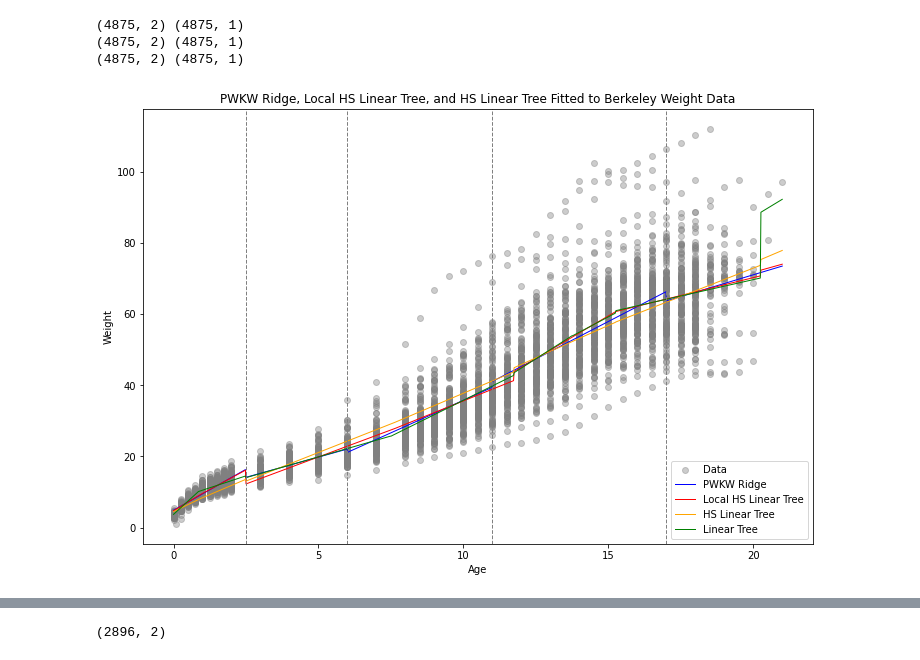
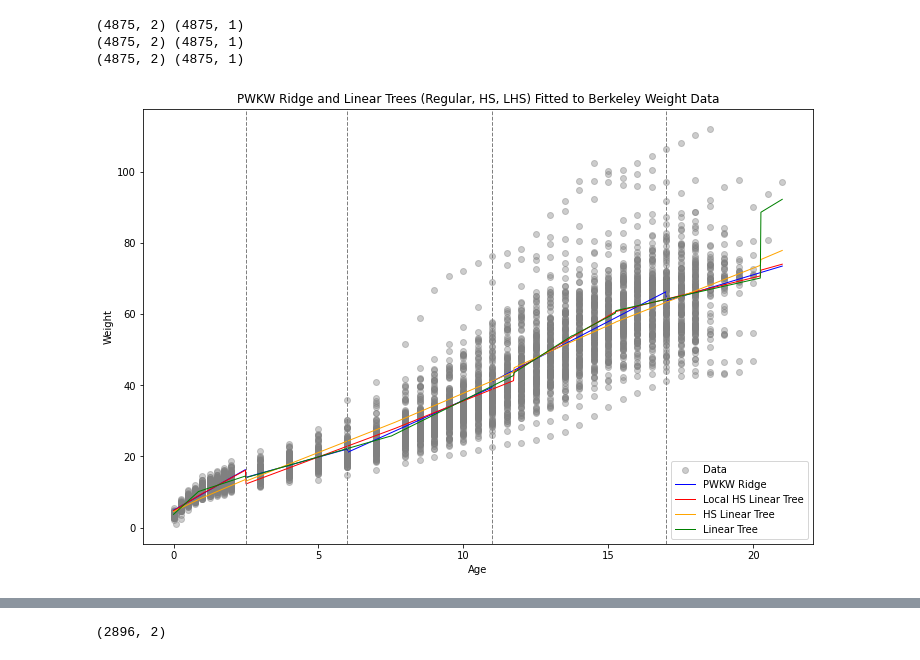
Before and after one commit to mattyshen/kwPWRidge, a Jupyter notebook: berkeley.ipynb, the cells around one changed output, grey strips where cells are left out. Cells and saved outputs as stored; diff of their text form; code cells hidden in the pictures.

```diff
--- a/berkeley.ipynb
+++ b/berkeley.ipynb
@@ -70,21 +70,21 @@ lt.fit(X.reshape(-1, 1), y)
 # %%
 space = np.linspace(X.min(), X.max(), 1000).reshape(-1, 1)
 
 plt.figure(figsize=(12, 8))
 
 plt.scatter(X, y, color='grey', label='Data', alpha=0.4)
 
 plt.plot(space, model.predict(space.reshape(-1, )), color = 'blue', label='PWKW Ridge', linewidth=1)
 plt.plot(space, lhs_lt.predict(space), color = 'red', label='Local HS Linear Tree', linewidth=1)
 plt.plot(space, hs_lt.predict(space), color = 'orange', label='HS Linear Tree', linewidth=1)
 plt.plot(space, lt.predict(space), color = 'green', label='Linear Tree', linewidth=1)
 for split in split_points:
     plt.axvline(x=split, color='grey', linestyle='--', linewidth=1)
 plt.xlabel('Age')
 plt.ylabel('Weight')
 plt.legend()
-plt.title('PWKW Ridge, Local HS Linear Tree, and HS Linear Tree Fitted to Berkeley Weight Data')
+plt.title('PWKW Ridge and Linear Trees (Regular, HS, LHS) Fitted to Berkeley Weight Data')
 plt.savefig('figs/berkeley.png')
 plt.show()
 # %% [output]
-[figure, old version]
+[figure, new version]
```
Also changed, not shown: parts of 3 cells of this notebook, 5 other files.
